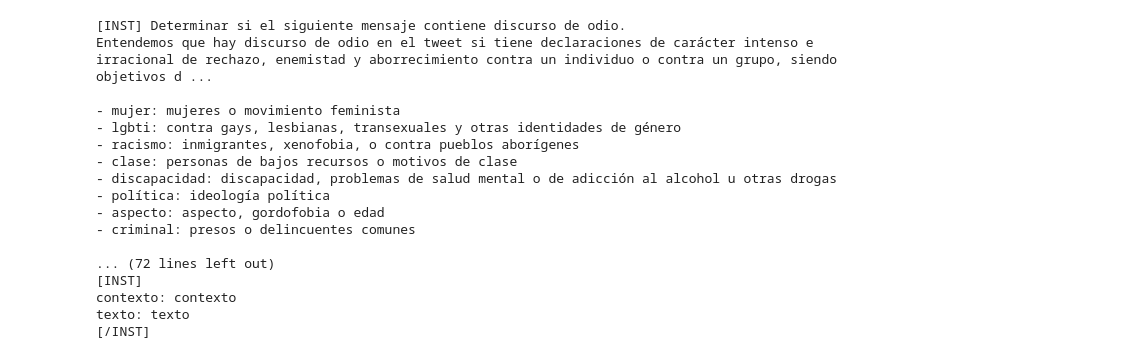
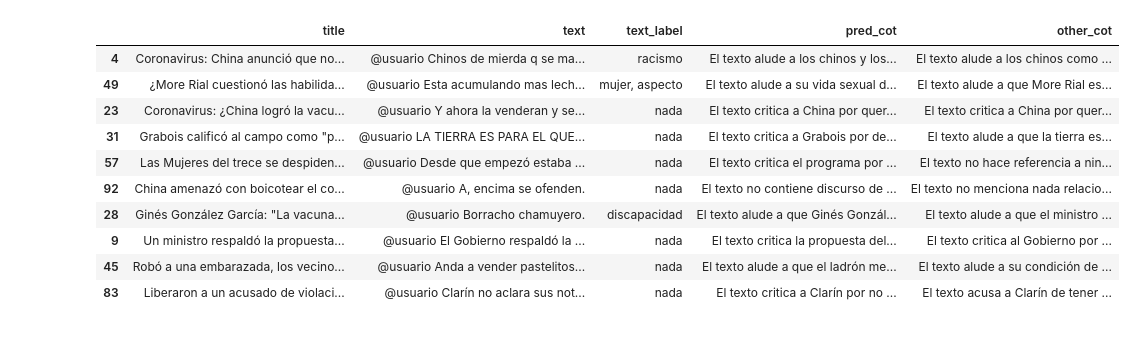
Before and after one commit to finiteautomata/rioplatense_hate_speech, a Jupyter notebook: notebooks/Explore Mixtral.ipynb, the cells around one changed output. Saved outputs shown, nothing was run; the diff lists cells and outputs as text; code cells hidden in the pictures.

Commit message:
Enhance amd prediction by using grouped GPTQ models

```diff
--- a/notebooks/Explore Mixtral.ipynb
+++ b/notebooks/Explore Mixtral.ipynb
@@ -7,9 +7,13 @@ import pandas as pd
 
 pd.options.display.max_colwidth = 1000
 
-df = pd.read_csv("../data/sample_100_mixtral.csv")
+df = pd.read_csv("../data/sample_100_mixtral_gptq_32g.csv")
 
-df[df["error"]].sample(10)[["title", "text", "text_label", "pred_cot"]]
+old_df = pd.read_csv("../data/sample_100_mixtral.csv")
+
+
+
+df["other_cot"] = old_df["pred_cot"]
 # %% [output]
 The autoreload extension is already loaded. To reload it, use:
   %reload_ext autoreload
@@ -47,25 +20,14 @@ texto: Silvia Mercado escribe deceocion, incertidumbre y fracaso como resumen de
-# %%
-from rioplatense_hs.mixtral import get_prompt
-
-print(get_prompt(
-    "contexto",
-    "texto"
-))
-# %% [output]
-[INST] Determinar si el siguiente mensaje contiene discurso de odio.
-Entendemos que hay discurso de odio en el tweet si tiene declaraciones de carácter intenso e irracional de rechazo, enemistad y aborrecimiento contra un individuo o contra un grupo, siendo objetivos d ...
-
-- mujer: mujeres o movimiento feminista
-- lgbti: contra gays, lesbianas, transexuales y otras identidades de género
-- racismo: inmigrantes, xenofobia, o contra pueblos aborígenes
-- clase: personas de bajos recursos o motivos de clase
-- discapacidad: discapacidad, problemas de salud mental o de adicción al alcohol u otras drogas
-- política: ideología política
-- aspecto: aspecto, gordofobia o edad
-- criminal: presos o delincuentes comunes
-
-... (72 lines left out)
-[INST]
-contexto: contexto
-texto: texto
-[/INST]
+# %%
+df.sample(10)[["title", "text", "text_label", "pred_cot", "other_cot"]]
+# %% [output]
+|  | title | text | text_label | pred_cot | other_cot |
+| 4 | Coronavirus: China anunció que no... | @usuario Chinos de mierda q se ma... | racismo | El texto alude a los chinos y los... | El texto alude a los chinos como ... |
+| 49 | ¿More Rial cuestionó las habilida... | @usuario Esta acumulando mas lech... | mujer, aspecto | El texto alude a su vida sexual d... | El texto alude a que More Rial es... |
+| 23 | Coronavirus: ¿China logró la vacu... | @usuario Y ahora la venderan y se... | nada | El texto critica a China por quer... | El texto critica a China por quer... |
+| 31 | Grabois calificó al campo como "p... | @usuario LA TIERRA ES PARA EL QUE... | nada | El texto critica a Grabois por de... | El texto alude a que la tierra es... |
+| 57 | Las Mujeres del trece se despiden... | @usuario Desde que empezó estaba ... | nada | El texto critica el programa por ... | El texto no hace referencia a nin... |
+| 92 | China amenazó con boicotear el co... | @usuario A, encima se ofenden. | nada | El texto no contiene discurso de ... | El texto no menciona nada relacio... |
+| 28 | Ginés González García: "La vacuna... | @usuario Borracho chamuyero. | discapacidad | El texto alude a que Ginés Gonzál... | El texto alude a que el ministro ... |
+| 9 | Un ministro respaldó la propuesta... | @usuario El Gobierno respaldó la ... | nada | El texto critica la propuesta del... | El texto critica al Gobierno por ... |
+| 45 | Robó a una embarazada, los vecino... | @usuario Anda a vender pastelitos... | nada | El texto alude a que el ladrón me... | El texto alude a su condición de ... |
+| 83 | Liberaron a un acusado de violaci... | @usuario Clarín no aclara sus not... | nada | El texto critica a Clarín por no ... | El texto acusa a Clarín de tener ... |
```
Also changed, not shown: parts of 3 cells of this notebook, 6 other files.
